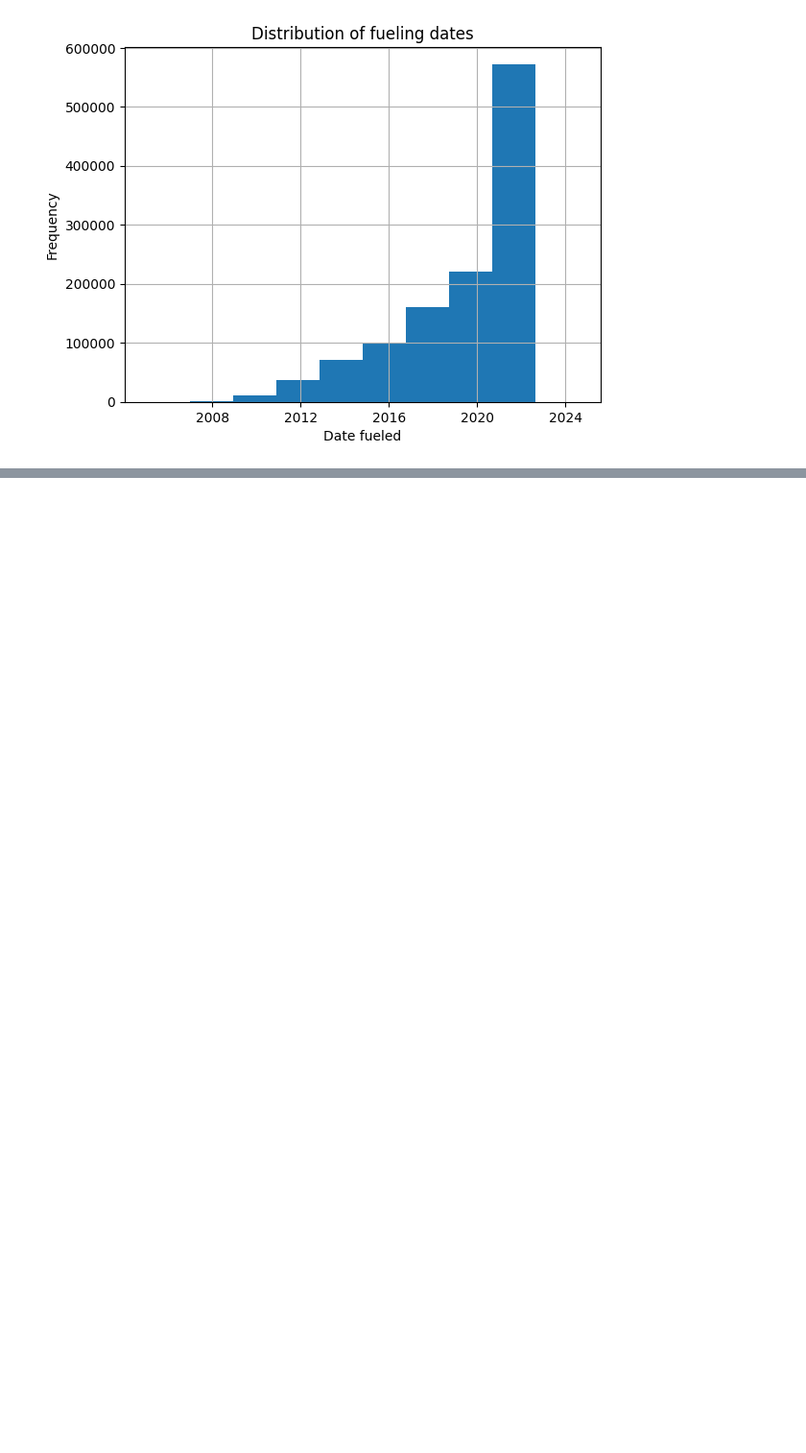
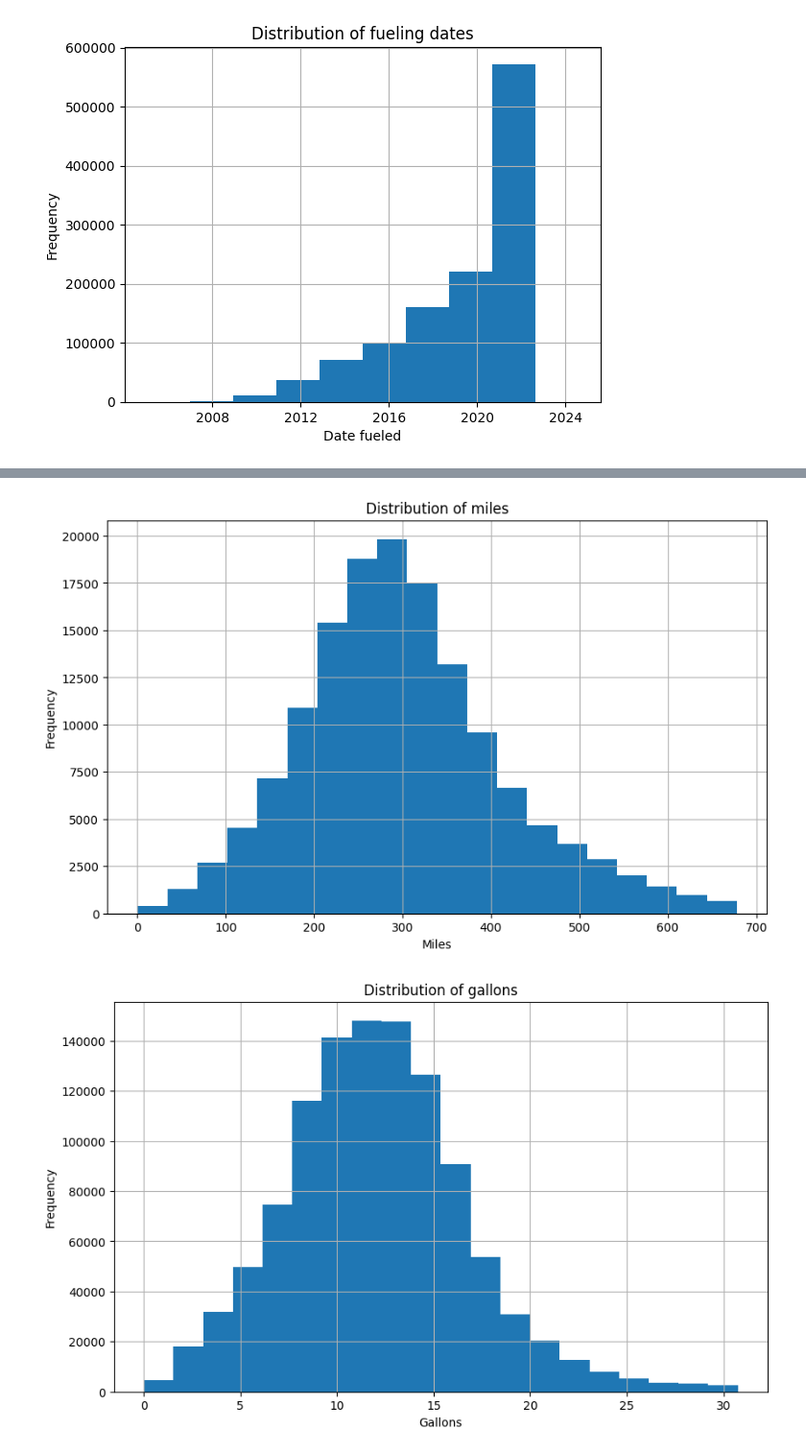
Before and after one commit to Daggy2002/DVE-Assignments, a Jupyter notebook: Assignment1/main.ipynb, the cells around one changed output, grey strips where cells are left out. Shown: that part at 96% size. Drawn from its saved outputs; the diff is of its cells as text; code cells hidden in the pictures; blank space fills up the shorter version.

```diff
--- a/Assignment1/main.ipynb
+++ b/Assignment1/main.ipynb
@@ -62,0 +89,37 @@ plt.show()
+# %%
+#They may have used a , for thousands delimiter
+df['miles'] = df['miles'].replace(',', '')
+df['gallons'] = df['gallons'].replace(',', '')
+df['mpg'] = df['mpg'].replace(',', '')
+
+# This is being read in as strings, so we need to convert them to floats
+df['miles'] = pd.to_numeric(df['miles'], errors='coerce')
+df['gallons'] = pd.to_numeric(df['gallons'], errors='coerce')
+df['mpg'] = pd.to_numeric(df['mpg'], errors='coerce')
+# %%
+# Miles histogram
+plt.figure(figsize=(10, 6))
+df['miles'].hist(bins=20, range=(0, df['miles'].quantile(0.99)))
+plt.xlabel('Miles')
+plt.ylabel('Frequency')
+plt.title('Distribution of miles')
+plt.show()
+
+# Gallons histogram
+plt.figure(figsize=(10, 6))
+df['gallons'].hist(bins=20, range=(0, df['gallons'].quantile(0.99)))
+plt.xlabel('Gallons')
+plt.ylabel('Frequency')
+plt.title('Distribution of gallons')
+plt.show()
+
+# MPG histogram
+plt.figure(figsize=(10, 6))
+df['mpg'].hist(bins=20, range=(0, df['mpg'].quantile(0.99)))
+plt.xlabel('MPG')
+plt.ylabel('Frequency')
+plt.title('Distribution of MPG')
+plt.show()
+# %% [output]
+[figure, added]
+[figure, added]
```
Also changed, not shown: parts of 8 cells of this notebook.
